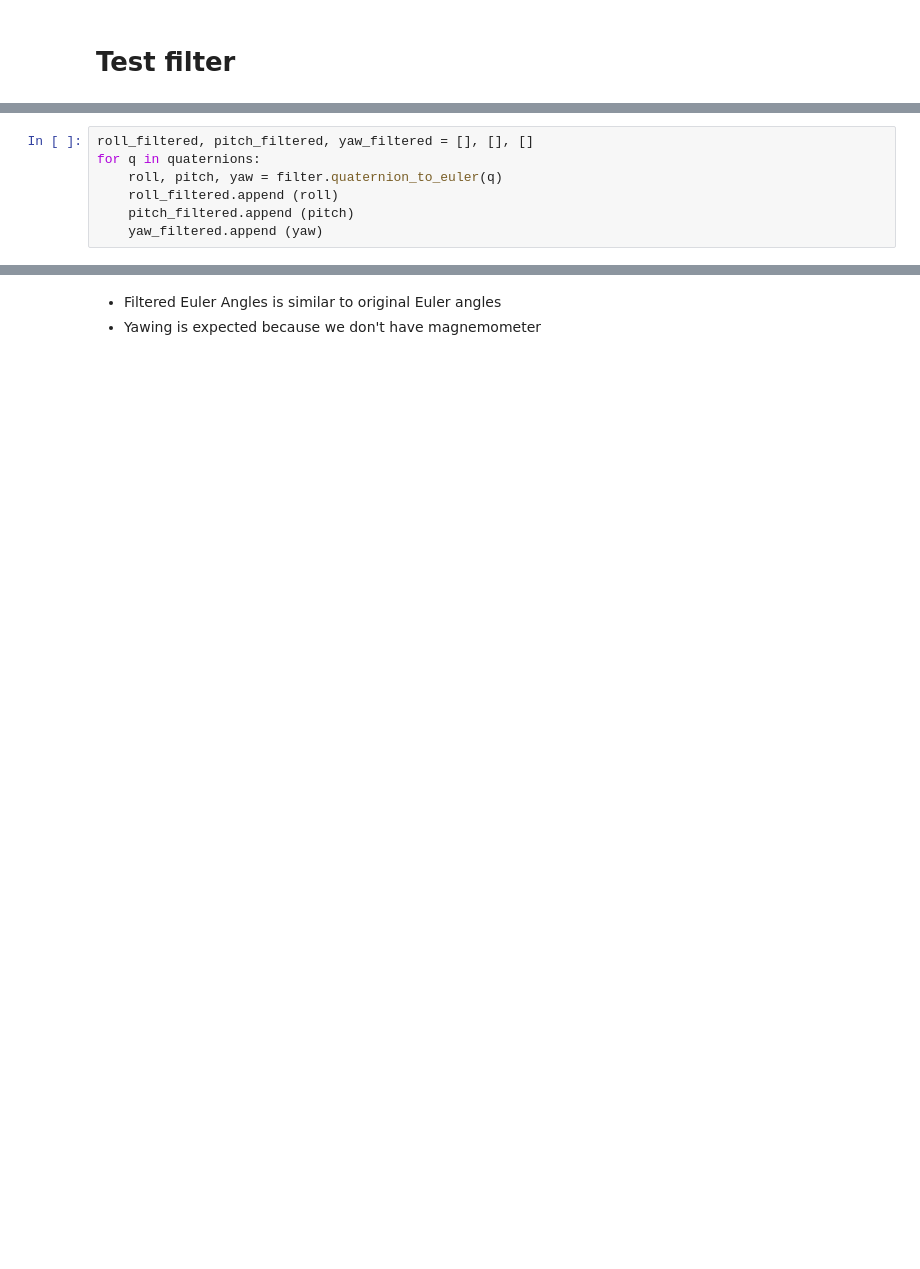
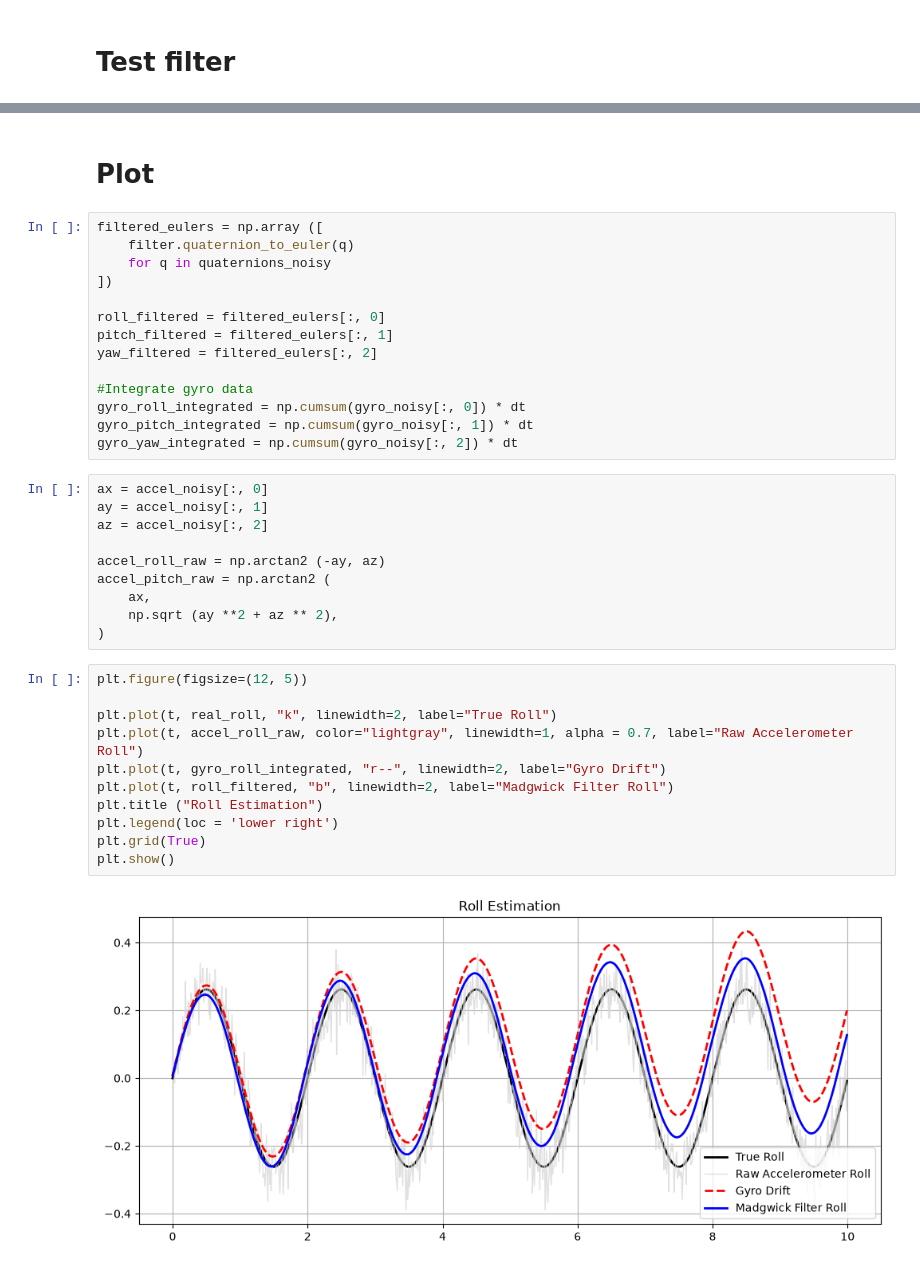
Before and after one commit to RuseaDev/Quadcopter-Simulator, a Jupyter notebook: Filter_testing.ipynb, the cells around one changed output, grey strips where cells are left out. Saved outputs shown, nothing was run; the diff lists cells and outputs as text; blank space fills up the shorter version.

Commit message:
udpate madgwick filter and testcase

```diff
--- a/Filter_testing.ipynb
+++ b/Filter_testing.ipynb
@@ -72,10 +88,3 @@ print (q_norm.max())
 # %% [output]
 0.9999999999999998
 1.0000000000000002
-# %%
-roll_filtered, pitch_filtered, yaw_filtered = [], [], []
-for q in quaternions:
-    roll, pitch, yaw = filter.quaternion_to_euler(q)
-    roll_filtered.append (roll)
-    pitch_filtered.append (pitch)
-    yaw_filtered.append (yaw)
@@ -104,5 +91,39 @@ plt.show()
-# %% [markdown]
-* Filtered Euler Angles is similar to original Euler angles
-* Yawing is expected because we don't have magnemometer
-# %% [markdown]
-#
+# %% [markdown]
+# Plot
+# %%
+filtered_eulers = np.array ([
+    filter.quaternion_to_euler(q)
+    for q in quaternions_noisy
+])
+
+roll_filtered = filtered_eulers[:, 0]
+pitch_filtered = filtered_eulers[:, 1]
+yaw_filtered = filtered_eulers[:, 2]
+
+#Integrate gyro data
+gyro_roll_integrated = np.cumsum(gyro_noisy[:, 0]) * dt
+gyro_pitch_integrated = np.cumsum(gyro_noisy[:, 1]) * dt
+gyro_yaw_integrated = np.cumsum(gyro_noisy[:, 2]) * dt
+# %%
+ax = accel_noisy[:, 0]
+ay = accel_noisy[:, 1]
+az = accel_noisy[:, 2]
+
+accel_roll_raw = np.arctan2 (-ay, az)
+accel_pitch_raw = np.arctan2 (
+    ax,
+    np.sqrt (ay **2 + az ** 2),
+)
+# %%
+plt.figure(figsize=(12, 5))
+
+plt.plot(t, real_roll, "k", linewidth=2, label="True Roll")
+plt.plot(t, accel_roll_raw, color="lightgray", linewidth=1, alpha = 0.7, label="Raw Accelerometer Roll")
+plt.plot(t, gyro_roll_integrated, "r--", linewidth=2, label="Gyro Drift")
+plt.plot(t, roll_filtered, "b", linewidth=2, label="Madgwick Filter Roll")
+plt.title ("Roll Estimation")
+plt.legend(loc = 'lower right')
+plt.grid(True)
+plt.show()
+# %% [output]
+[figure, added]
```
Also changed, not shown: parts of 9 cells of this notebook, 1 other file.
